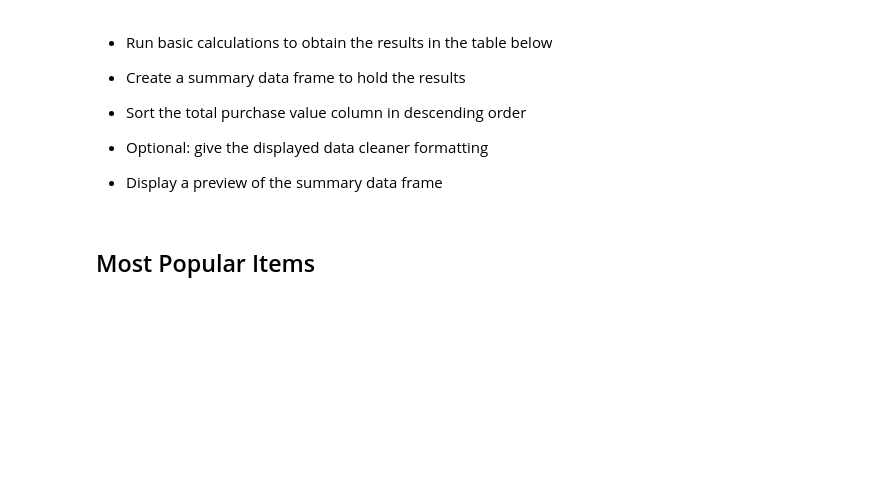
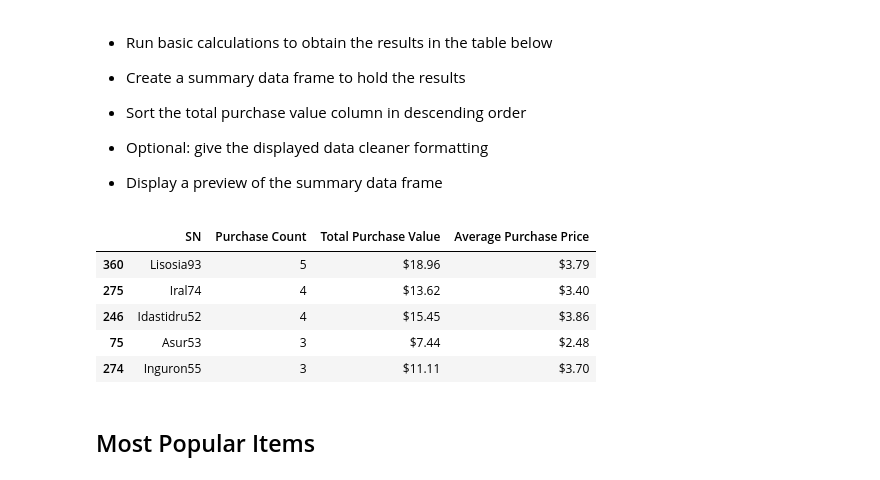
Before and after one commit to sirash007/pandas-challenge, a Jupyter notebook: HeroesOfPymoli /HeroesOfPymoli_starter.ipynb, the cells around one changed output. Cells and saved outputs as stored; diff of their text form; code cells hidden in the pictures; blank space fills up the shorter version.

```diff
--- a/HeroesOfPymoli /HeroesOfPymoli_starter.ipynb
+++ b/HeroesOfPymoli /HeroesOfPymoli_starter.ipynb
@@ -284,6 +284,33 @@ summary_df2[["Purchase Count", "Average Purchase Price", "Total Purchase Value",
 
 
 * Display a preview of the summary data frame
+# %%
+Member_Sales_df = purchase_data.groupby(['SN'])['Purchase ID'].agg([np.size]).reset_index()
+Member_Sales_df.columns = ['SN', 'Purchase Count']
+
+Tot_Member_Sales_df         = purchase_data.groupby(['SN'])['Price'].agg([np.sum]).reset_index()
+Tot_Member_Sales_df.columns = ['SN', 'Total Purchase Value']
+
+
+Top_Spenders_df = pd.merge(left=Member_Sales_df,right=Tot_Member_Sales_df, how='inner', on=['SN'])
+Top_Spenders_df ["Average Purchase Price"] = Top_Spenders_df["Total Purchase Value"] / Top_Spenders_df["Purchase Count"]
+#Reformat
+Top_Spenders_df["Average Purchase Price"] = Top_Spenders_df['Average Purchase Price'].map('${:,.2f}'.format)
+Top_Spenders_df["Total Purchase Value"] = Top_Spenders_df["Total Purchase Value"].map('${:,.2f}'.format)
+
+
+Final_Top_Spenders = Top_Spenders_df.sort_values('Purchase Count', ascending=False)
+#Reorder Columns
+Final_Top_Spenders[["Purchase Count", "Average Purchase Price", "Total Purchase Value"]]
+
+Final_Top_Spenders.head(5)
+# %% [output]
+|  | SN | Purchase Count | Total Purchase Value | Average Purchase Price |
+| 360 | Lisosia93 | 5 | $18.96 | $3.79 |
+| 275 | Iral74 | 4 | $13.62 | $3.40 |
+| 246 | Idastidru52 | 4 | $15.45 | $3.86 |
+| 75 | Asur53 | 3 | $7.44 | $2.48 |
+| 274 | Inguron55 | 3 | $11.11 | $3.70 |
 # %% [markdown]
 ## Most Popular Items
 # %% [markdown]
```
Also changed, not shown: parts of 2 cells of this notebook.
